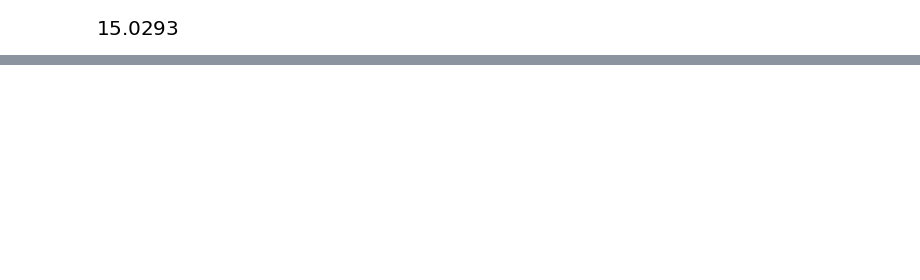
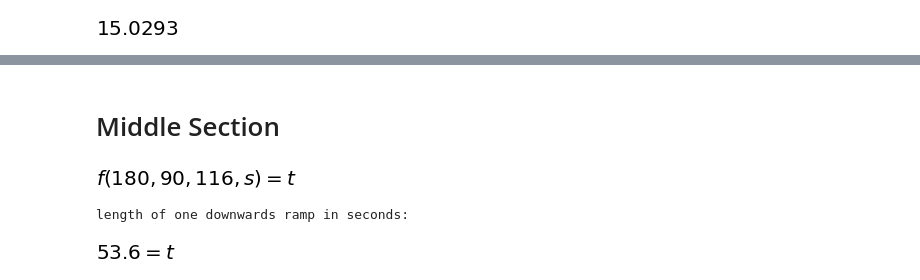
Before and after one commit to SG60/2021-multi-group-piece, a Jupyter notebook: Tempos.ipynb, the cells around one changed output, grey strips where cells are left out. Drawn from its saved outputs; the diff is of its cells as text; code cells hidden in the pictures; blank space fills up the shorter version.

```diff
--- a/Tempos.ipynb
+++ b/Tempos.ipynb
@@ -196,0 +217,14 @@ display(tempoeq2_version_using_ramp) # this is equal to tempoeq2
+# %% [markdown]
+# Middle Section
+# %%
+# downwards ramp
+middle_ramp_1_total_length = (5+4+4+5+4+3+4)*4
+middle_ramp_1_f = Eq(f(180,90,middle_ramp_1_total_length,s),t)
+display(middle_ramp_1_f)
+middle_ramp_1 = middle_ramp_1_f.replace(f,ramp)
+print("length of one downwards ramp in seconds:")
+display(middle_ramp_1.subs({s: middle_ramp_1_total_length}).n(3))
+# %% [output]
+[figure, added]
+length of one downwards ramp in seconds:
+[figure, added]
```
Also changed, not shown: parts of 15 cells of this notebook.
